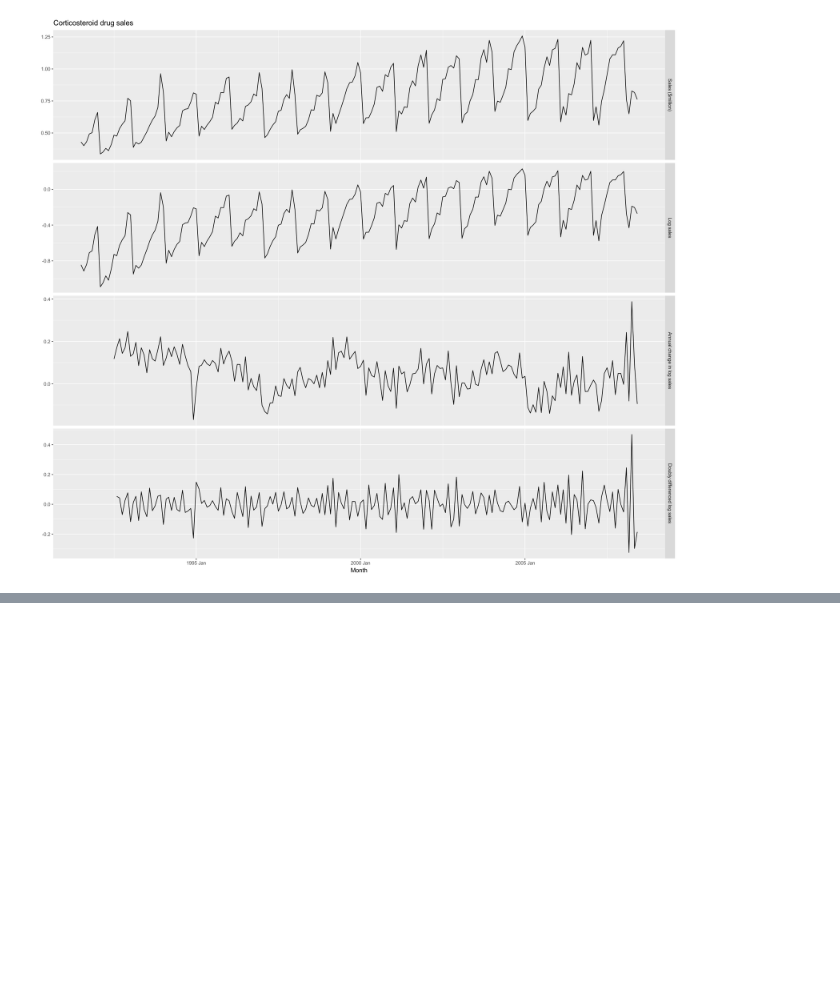
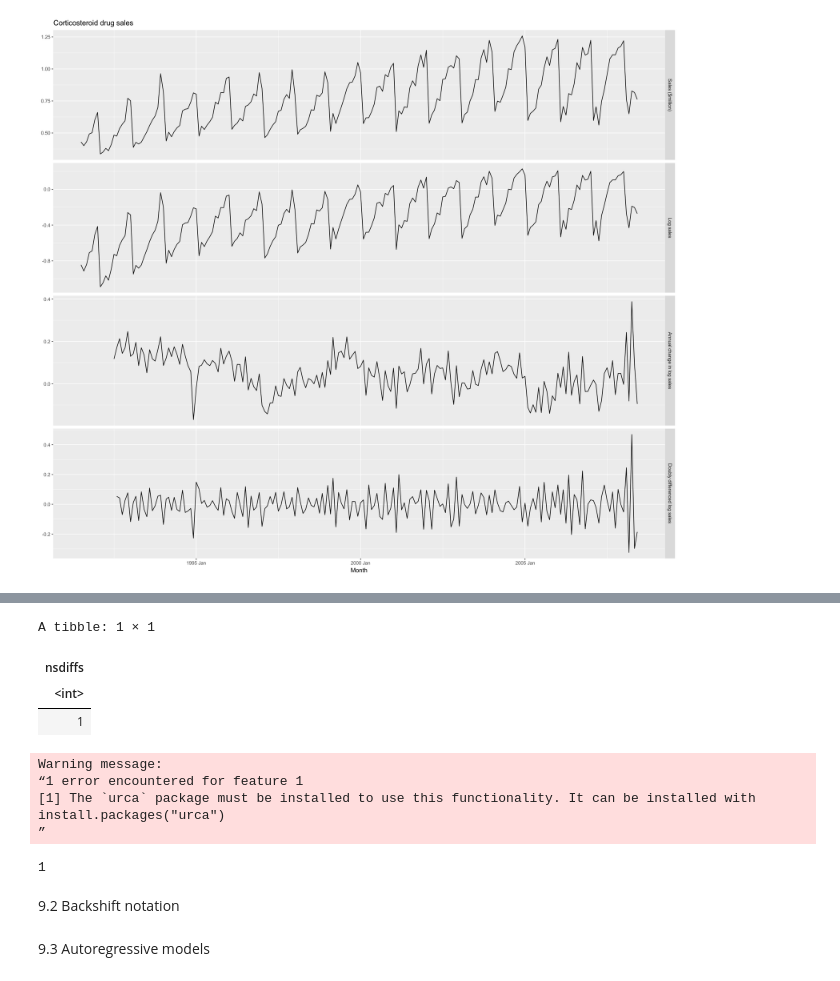
Before and after one commit to ARKA1112/Time_Series_R, a Jupyter notebook: OTEXTS_9.ipynb, the cells around one changed output, grey strips where cells are left out. Drawn from its saved outputs; the diff is of its cells as text; code cells hidden in the pictures; blank space fills up the shorter version.

```diff
--- a/OTEXTS_9.ipynb
+++ b/OTEXTS_9.ipynb
@@ -78,0 +112,32 @@ PBS |>
+# %%
+aus_total_retail <- aus_retail |>
+  summarise(Turnover = sum(Turnover))
+aus_total_retail |>
+  mutate(log_turnover = log(Turnover)) |>
+  features(log_turnover, unitroot_nsdiffs)
+#> # A tibble: 1 × 1
+#>   nsdiffs
+#>     <int>
+#> 1       1
+
+aus_total_retail |>
+  mutate(log_turnover = difference(log(Turnover), 12)) |>
+  features(log_turnover, unitroot_ndiffs)
+#> # A tibble: 1 × 1
+#>   ndiffs
+#>    <int>
+#> 1      1
+# %% [output]
+A tibble: 1 × 1
+| nsdiffs |
+| <int> |
+| 1 |
+Warning message:
+“1 error encountered for feature 1
+[1] The `urca` package must be installed to use this functionality. It can be installed with install.packages("urca")
+”
+1
+# %% [markdown]
+9.2 Backshift notation
+# %% [markdown]
+9.3 Autoregressive models
```
Also changed, not shown: parts of 3 cells of this notebook.
